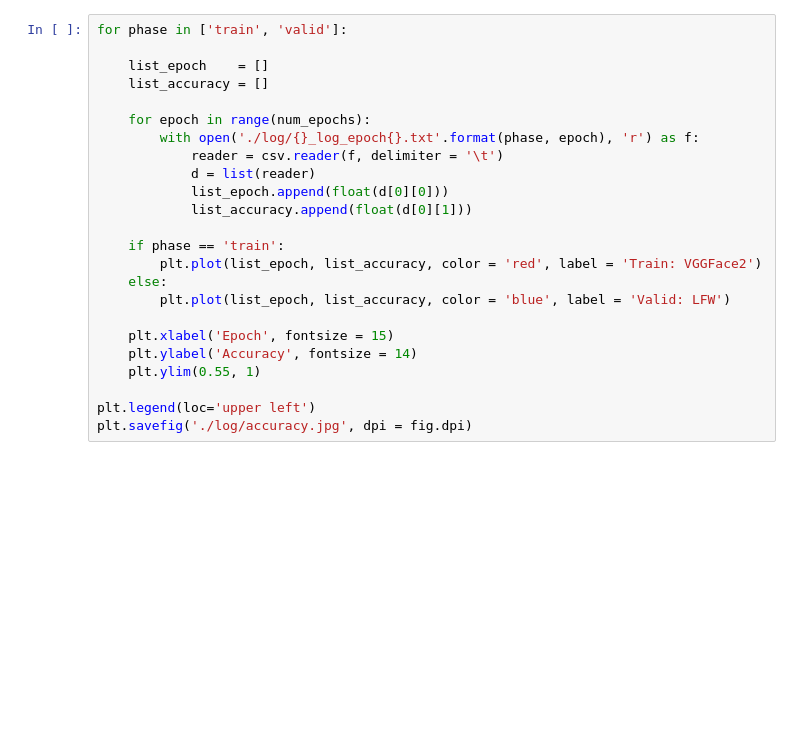
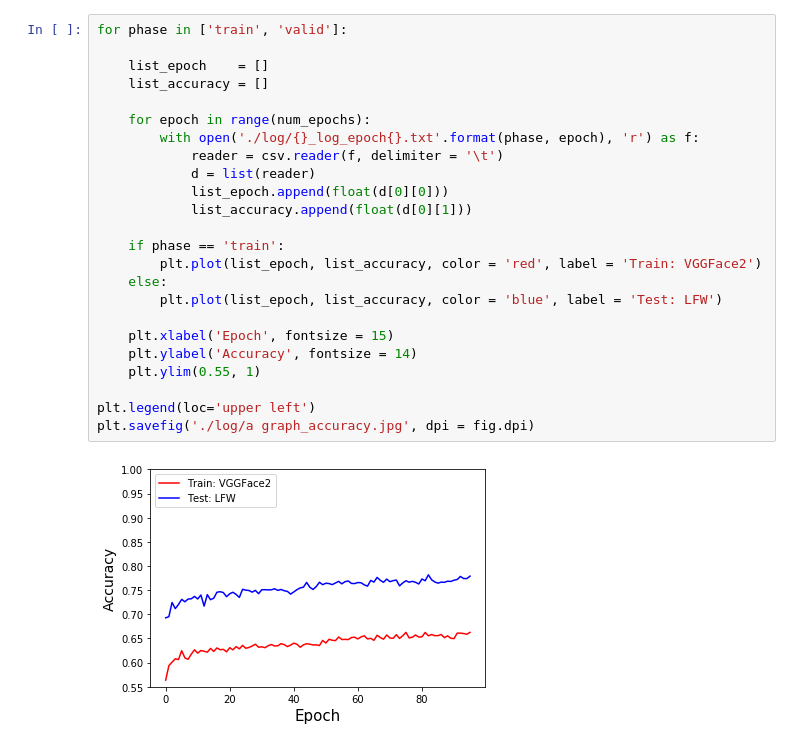
Before and after one commit to tbmoon/facenet, a Jupyter notebook: plotter.ipynb, the cells around one changed output. Cells and saved outputs as stored; diff of their text form; blank space fills up the shorter version.

```diff
--- a/plotter.ipynb
+++ b/plotter.ipynb
@@ -31,24 +35,26 @@ plt.savefig('./log/loss.jpg', dpi = fig.dpi)
 # %%
 for phase in ['train', 'valid']:
 
     list_epoch    = []
     list_accuracy = []
 
     for epoch in range(num_epochs):
         with open('./log/{}_log_epoch{}.txt'.format(phase, epoch), 'r') as f:
             reader = csv.reader(f, delimiter = '\t')
             d = list(reader)
             list_epoch.append(float(d[0][0]))
             list_accuracy.append(float(d[0][1]))
 
     if phase == 'train':
         plt.plot(list_epoch, list_accuracy, color = 'red', label = 'Train: VGGFace2')
     else:
-        plt.plot(list_epoch, list_accuracy, color = 'blue', label = 'Valid: LFW')
+        plt.plot(list_epoch, list_accuracy, color = 'blue', label = 'Test: LFW')
 
     plt.xlabel('Epoch', fontsize = 15)
     plt.ylabel('Accuracy', fontsize = 14)
     plt.ylim(0.55, 1)
 
 plt.legend(loc='upper left')
-plt.savefig('./log/accuracy.jpg', dpi = fig.dpi)
+plt.savefig('./log/a graph_accuracy.jpg', dpi = fig.dpi)
+# %% [output]
+[figure, added]
```
Also changed, not shown: parts of 4 cells of this notebook, 2 other files.
